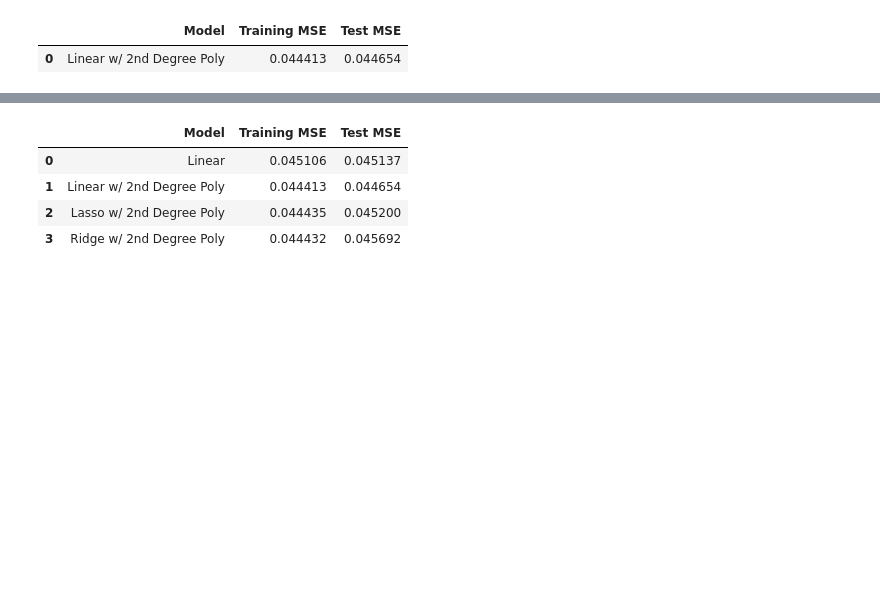
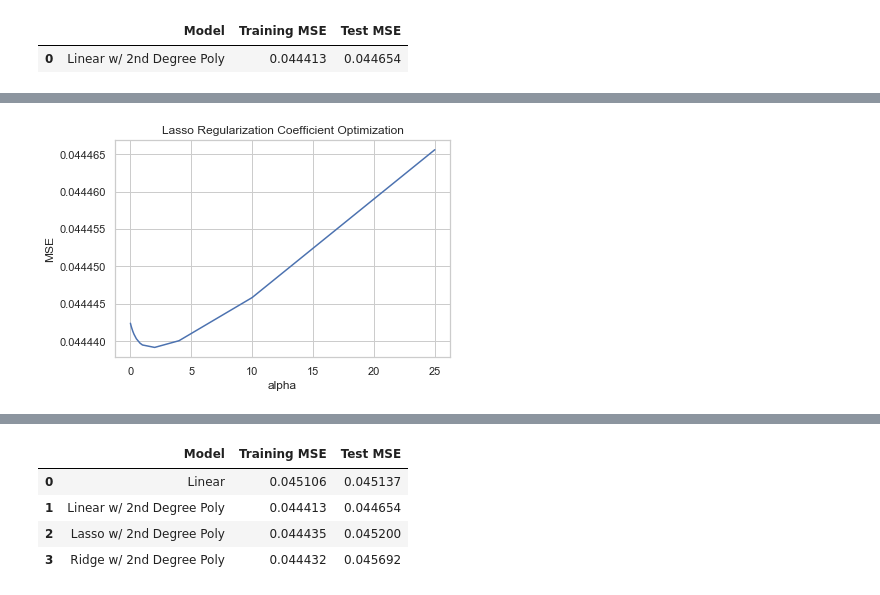
Before and after one commit to jluby/cs109_spotify, a Jupyter notebook: Linear_Model.ipynb, the cells around one changed output, grey strips where cells are left out. Drawn from its saved outputs; the diff is of its cells as text; code cells hidden in the pictures; blank space fills up the shorter version.

```diff
--- a/Linear_Model.ipynb
+++ b/Linear_Model.ipynb
@@ -212 +197,10 @@ Fitting 5 folds for each of 13 candidates, totalling 65 fits
+# %%
+# Plot alphas
+plt.plot(ridge_clf.cv_results_['param_alpha'], ridge_clf.cv_results_['mean_test_score']*-1)
+plt.xlabel('alpha')
+plt.ylabel('MSE')
+plt.title('Lasso Regularization Coefficient Optimization')
+plt.show()
+# %% [output]
+[figure, added]
 # %%
```
Also changed, not shown: parts of 19 cells of this notebook.
